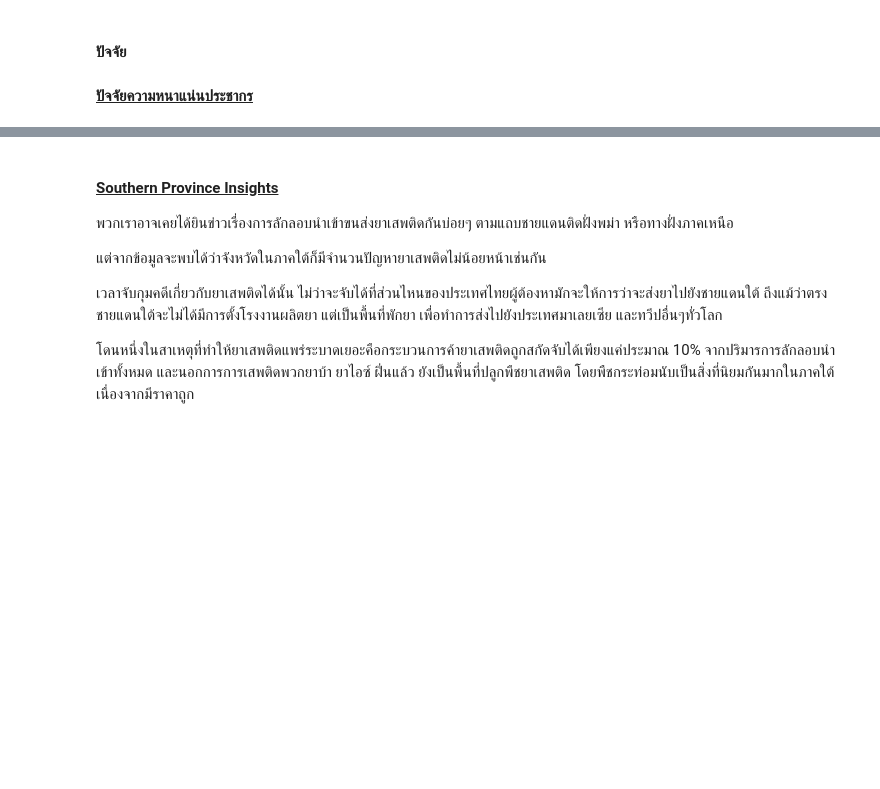
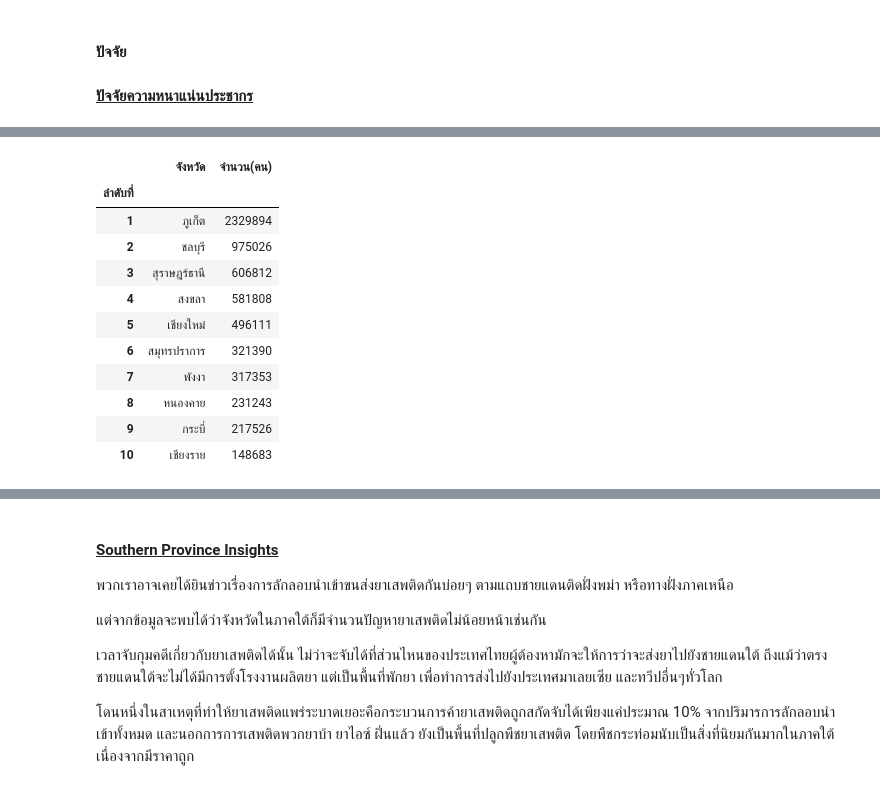
Before and after one commit to punnnnnnnnn/assignments2, a Jupyter notebook: assignment2.ipynb, the cells around one changed output, grey strips where cells are left out. Drawn from its saved outputs; the diff is of its cells as text; code cells hidden in the pictures; blank space fills up the shorter version.

```diff
--- a/assignment2.ipynb
+++ b/assignment2.ipynb
@@ -195,0 +208,18 @@ FileNotFoundError: [Errno 2] No such file or directory: './data/อันดั
+# %%
+#รายชื่อจังหวัดที่มีชาวต่างชาติมาเยือนมากสุด ปี 2565 https://www.thaipbs.or.th/news/content/322587
+df_foreign = pd.read_csv("./data/อันดับจังหวัดที่มีชาวต่างชาติมาเยือน.csv",skiprows=1,skipfooter=2)
+df_foreign.set_index('ลำดับที่',inplace = True)
+df_foreign
+# %% [output]
+|  | จังหวัด | จำนวน(คน) |
+| ลำดับที่ |  |  |
+| 1 | ภูเก็ต | 2329894 |
+| 2 | ชลบุรี | 975026 |
+| 3 | สุราษฎร์ธานี | 606812 |
+| 4 | สงขลา | 581808 |
+| 5 | เชียงใหม่ | 496111 |
+| 6 | สมุทรปราการ | 321390 |
+| 7 | พังงา | 317353 |
+| 8 | หนองคาย | 231243 |
+| 9 | กระบี่ | 217526 |
+| 10 | เชียงราย | 148683 |
```
Also changed, not shown: parts of 8 cells of this notebook, 1 other file.
